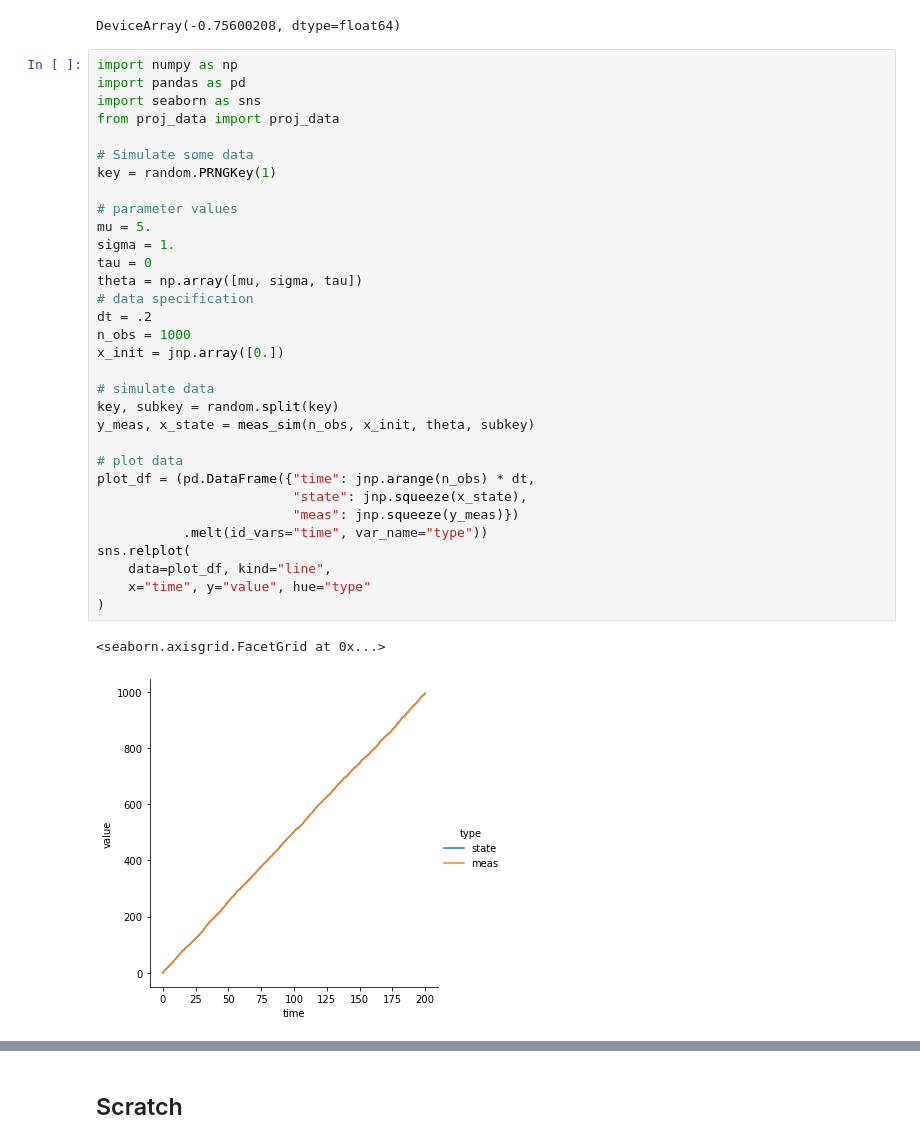
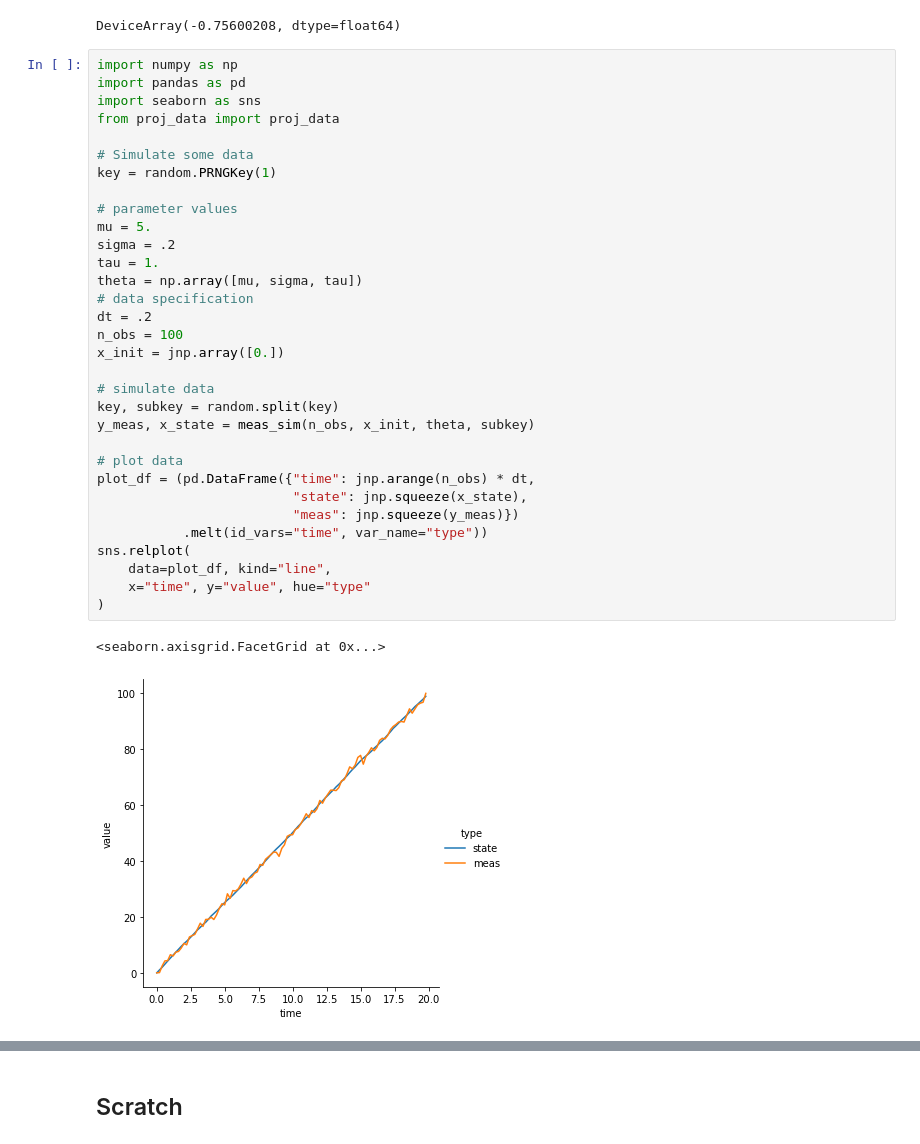
Before and after one commit to mlysy/pfjax, a Jupyter notebook: pfjax.ipynb, the cells around one changed output, grey strips where cells are left out. Drawn from its saved outputs; the diff is of its cells as text.

```diff
--- a/pfjax.ipynb
+++ b/pfjax.ipynb
@@ -176,36 +183,36 @@ DeviceArray(-0.75600208, dtype=float64)
 import numpy as np
 import pandas as pd
 import seaborn as sns
 from proj_data import proj_data
 
 # Simulate some data
 key = random.PRNGKey(1)
 
 # parameter values
 mu = 5.
-sigma = 1.
-tau = 0
+sigma = .2
+tau = 1.
 theta = np.array([mu, sigma, tau])
 # data specification
 dt = .2
-n_obs = 1000
+n_obs = 100
 x_init = jnp.array([0.])
 
 # simulate data
 key, subkey = random.split(key)
 y_meas, x_state = meas_sim(n_obs, x_init, theta, subkey)
 
 # plot data
 plot_df = (pd.DataFrame({"time": jnp.arange(n_obs) * dt,
                          "state": jnp.squeeze(x_state),
                          "meas": jnp.squeeze(y_meas)})
            .melt(id_vars="time", var_name="type"))
 sns.relplot(
     data=plot_df, kind="line",
     x="time", y="value", hue="type"
 )
 # %% [output]
 <seaborn.axisgrid.FacetGrid at 0x...>
-[figure, old version]
+[figure, new version]
 # %%
 # plot exact likelihood
```
Also changed, not shown: parts of 10 cells of this notebook, 2 other files.
